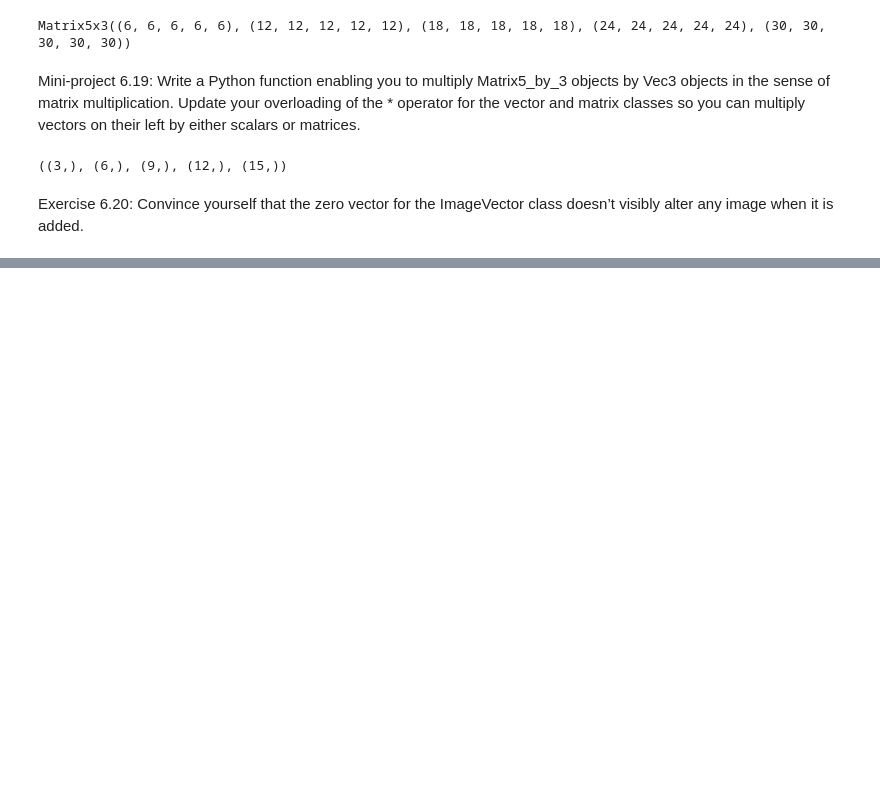
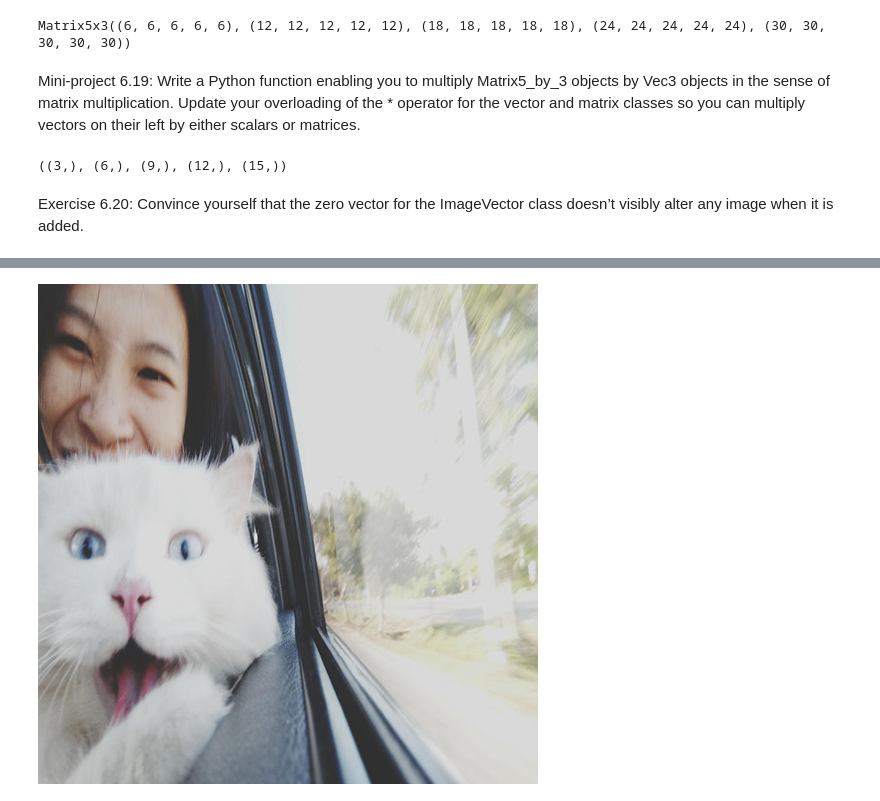
Before and after one commit to aliakhtar/maths4programmers-python, a Jupyter notebook: ch06/6.2.ipynb, the cells around one changed output, grey strips where cells are left out. Saved outputs shown, nothing was run; the diff lists cells and outputs as text; code cells hidden in the pictures; blank space fills up the shorter version.

```diff
--- a/ch06/6.2.ipynb
+++ b/ch06/6.2.ipynb
@@ -183,0 +190,5 @@ it is added.
+# %%
+cat2 = ImageVector("cat2.jpg")
+cat2
+# %% [output]
+[figure, added]
```
Also changed, not shown: parts of 7 cells of this notebook, 3 other files.
